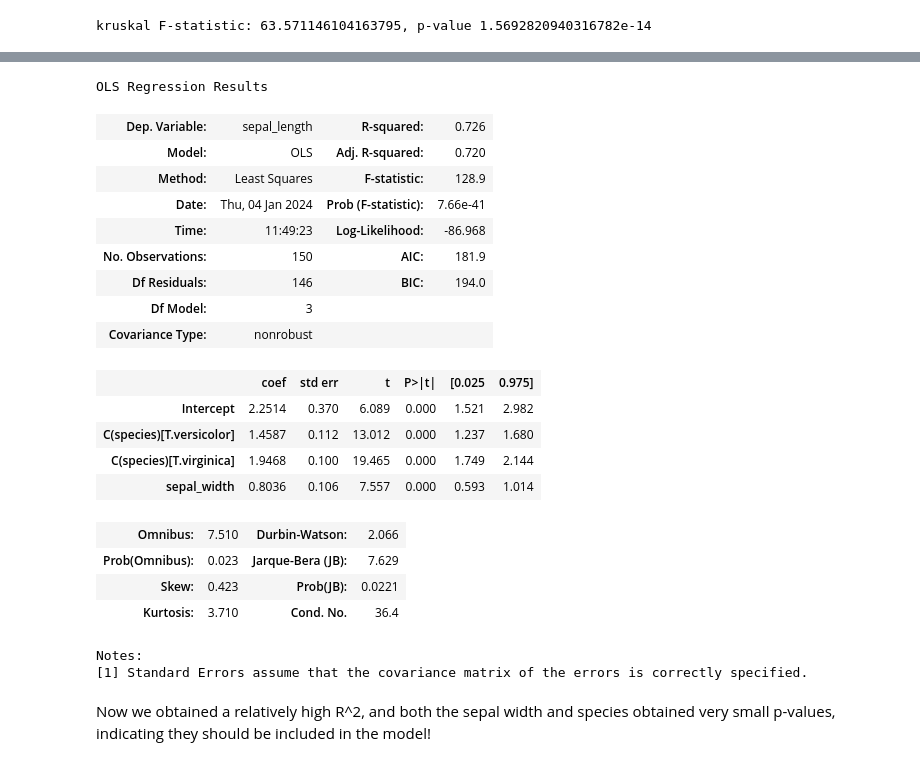
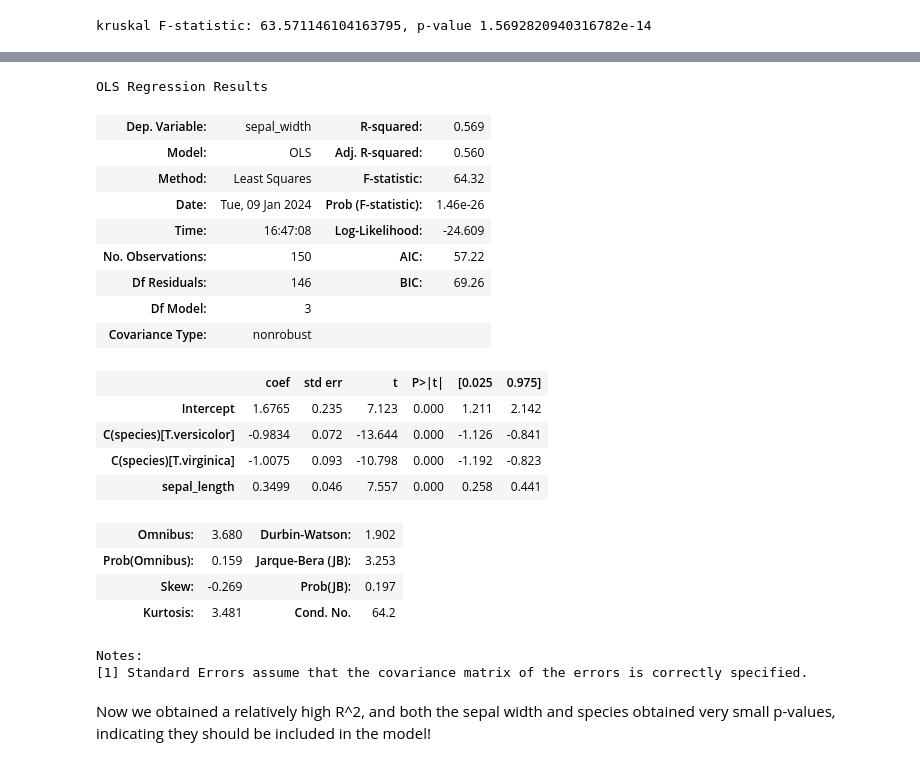
Before and after one commit to yoavram/PyDataSciBio, a Jupyter notebook: notebook_drafts/statistics_3.ipynb, the cells around one changed output, grey strips where cells are left out. Saved outputs shown, nothing was run; the diff lists cells and outputs as text; code cells hidden in the pictures.

```diff
--- a/notebook_drafts/statistics_3.ipynb
+++ b/notebook_drafts/statistics_3.ipynb
@@ -406,27 +468,27 @@ OK, now we can see that within each species there is a linear relationship betwe
 # %%
 
-model_1 = ols(formula="sepal_length ~ sepal_width+C(species)", data=iris_data).fit()
+model_1 = ols(formula="sepal_width ~ sepal_length+C(species)", data=iris_data).fit()
 (model_1.summary()) #print a summary of model performance
 # %% [output]
 OLS Regression Results
-| Dep. Variable: | sepal_length | R-squared: | 0.726 |
-| Model: | OLS | Adj. R-squared: | 0.720 |
-| Method: | Least Squares | F-statistic: | 128.9 |
-| Date: | Thu, 04 Jan 2024 | Prob (F-statistic): | 7.66e-41 |
-| Time: | 11:49:23 | Log-Likelihood: | -86.968 |
-| No. Observations: | 150 | AIC: | 181.9 |
-| Df Residuals: | 146 | BIC: | 194.0 |
+| Dep. Variable: | sepal_width | R-squared: | 0.569 |
+| Model: | OLS | Adj. R-squared: | 0.560 |
+| Method: | Least Squares | F-statistic: | 64.32 |
+| Date: | Tue, 09 Jan 2024 | Prob (F-statistic): | 1.46e-26 |
+| Time: | 16:47:08 | Log-Likelihood: | -24.609 |
+| No. Observations: | 150 | AIC: | 57.22 |
+| Df Residuals: | 146 | BIC: | 69.26 |
 | Df Model: | 3 |  |  |
 | Covariance Type: | nonrobust |  |  |
 |  | coef | std err | t | P>|t| | [0.025 | 0.975] |
-| Intercept | 2.2514 | 0.370 | 6.089 | 0.000 | 1.521 | 2.982 |
-| C(species)[T.versicolor] | 1.4587 | 0.112 | 13.012 | 0.000 | 1.237 | 1.680 |
-| C(species)[T.virginica] | 1.9468 | 0.100 | 19.465 | 0.000 | 1.749 | 2.144 |
-| sepal_width | 0.8036 | 0.106 | 7.557 | 0.000 | 0.593 | 1.014 |
+| Intercept | 1.6765 | 0.235 | 7.123 | 0.000 | 1.211 | 2.142 |
+| C(species)[T.versicolor] | -0.9834 | 0.072 | -13.644 | 0.000 | -1.126 | -0.841 |
+| C(species)[T.virginica] | -1.0075 | 0.093 | -10.798 | 0.000 | -1.192 | -0.823 |
+| sepal_length | 0.3499 | 0.046 | 7.557 | 0.000 | 0.258 | 0.441 |
-| Omnibus: | 7.510 | Durbin-Watson: | 2.066 |
-| Prob(Omnibus): | 0.023 | Jarque-Bera (JB): | 7.629 |
-| Skew: | 0.423 | Prob(JB): | 0.0221 |
-| Kurtosis: | 3.710 | Cond. No. | 36.4 |
+| Omnibus: | 3.680 | Durbin-Watson: | 1.902 |
+| Prob(Omnibus): | 0.159 | Jarque-Bera (JB): | 3.253 |
+| Skew: | -0.269 | Prob(JB): | 0.197 |
+| Kurtosis: | 3.481 | Cond. No. | 64.2 |
 Notes:
 [1] Standard Errors assume that the covariance matrix of the errors is correctly specified.
 # %% [markdown]
```
Also changed, not shown: parts of 38 cells of this notebook, 1 other file.
